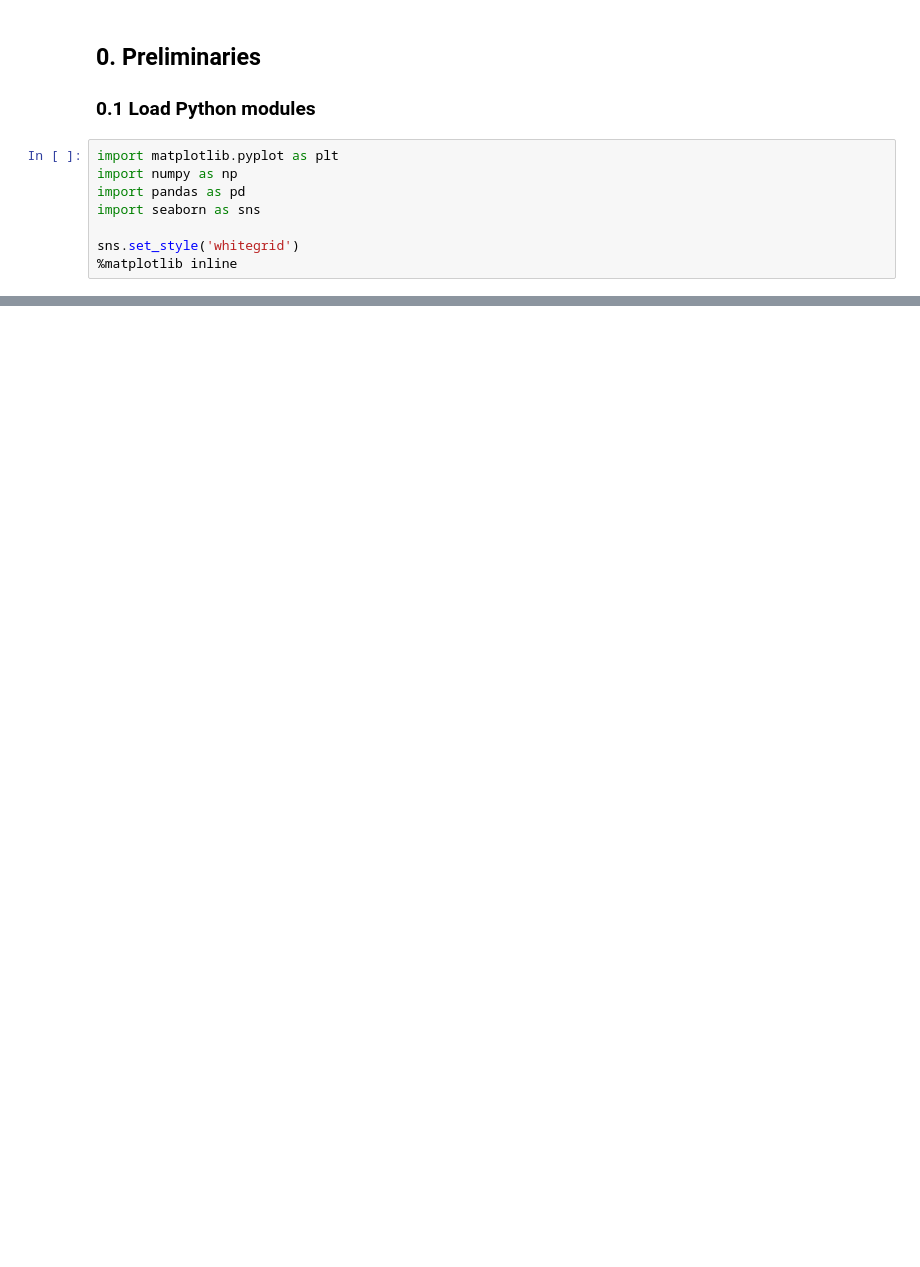
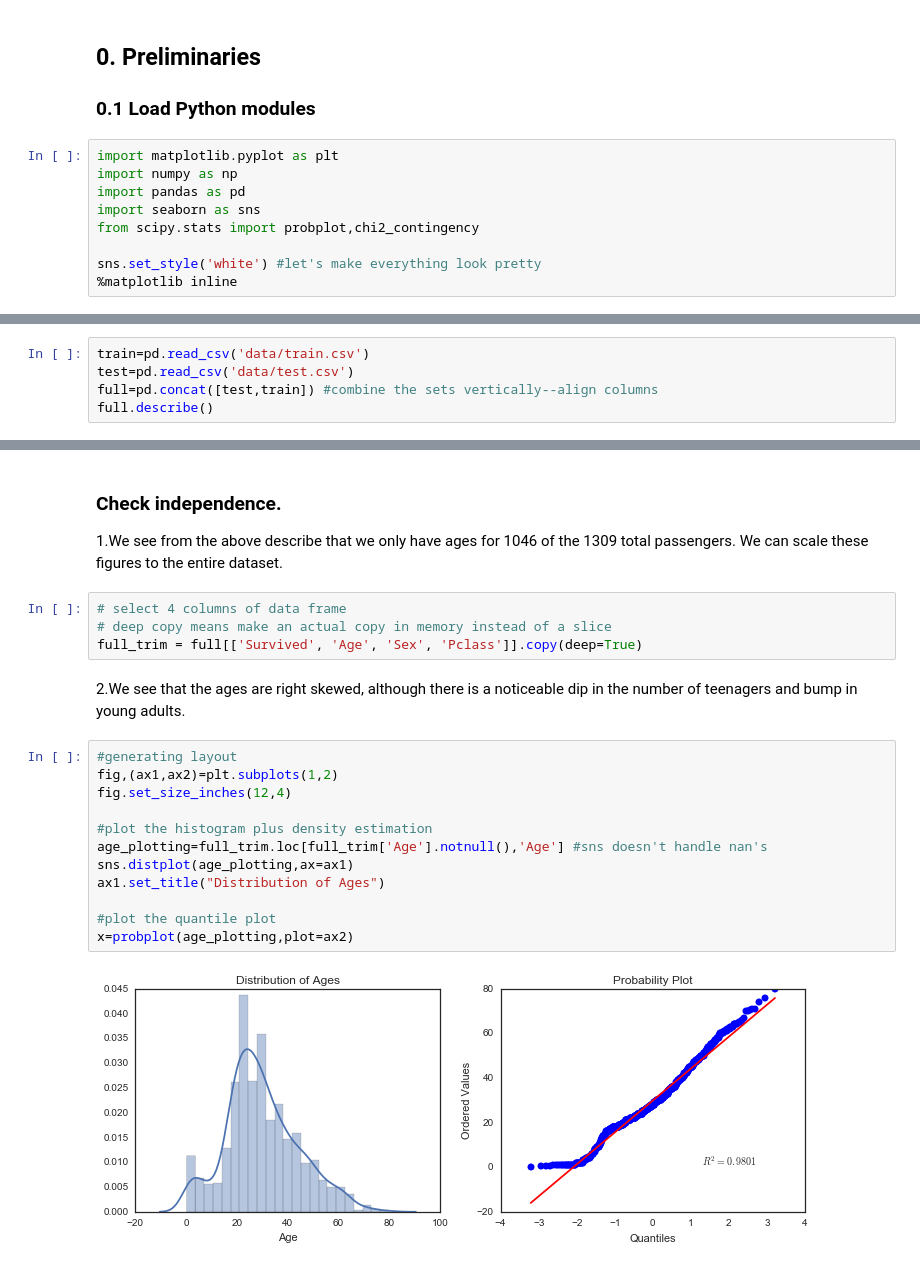
Before and after one commit to mepa/titanic-hypothesis-testing, a Jupyter notebook: 2016-08-18-TitanicHypothesisTesting-python.ipynb, the cells around one changed output, grey strips where cells are left out. Saved outputs shown, nothing was run; the diff lists cells and outputs as text; blank space fills up the shorter version.

```diff
--- a/2016-08-18-TitanicHypothesisTesting-python.ipynb
+++ b/2016-08-18-TitanicHypothesisTesting-python.ipynb
@@ -13,8 +13,9 @@ import matplotlib.pyplot as plt
 import numpy as np
 import pandas as pd
 import seaborn as sns
+from scipy.stats import probplot,chi2_contingency
 
-sns.set_style('whitegrid')
+sns.set_style('white') #let's make everything look pretty
 %matplotlib inline
 # %%
 # Print version info
@@ -62,0 +42,5 @@ train.head()
+# %%
+train=pd.read_csv('data/train.csv')
+test=pd.read_csv('data/test.csv')
+full=pd.concat([test,train]) #combine the sets vertically--align columns
+full.describe()
@@ -62,0 +74,23 @@ train.head()
+# %% [markdown]
+### Check independence.
+1.We see from the above describe that we only have ages for 1046 of the 1309 total passengers. We can scale these figures to the entire dataset.
+# %%
+# select 4 columns of data frame
+# deep copy means make an actual copy in memory instead of a slice
+full_trim = full[['Survived', 'Age', 'Sex', 'Pclass']].copy(deep=True)
+# %% [markdown]
+2.We see that the ages are right skewed, although there is a noticeable dip in the number of teenagers and bump in young adults.
+# %%
+#generating layout
+fig,(ax1,ax2)=plt.subplots(1,2)
+fig.set_size_inches(12,4)
+
+#plot the histogram plus density estimation
+age_plotting=full_trim.loc[full_trim['Age'].notnull(),'Age'] #sns doesn't handle nan's
+sns.distplot(age_plotting,ax=ax1)
+ax1.set_title("Distribution of Ages")
+
+#plot the quantile plot
+x=probplot(age_plotting,plot=ax2)
+# %% [output]
+[figure, added]
```
Also changed, not shown: parts of 25 cells of this notebook.
